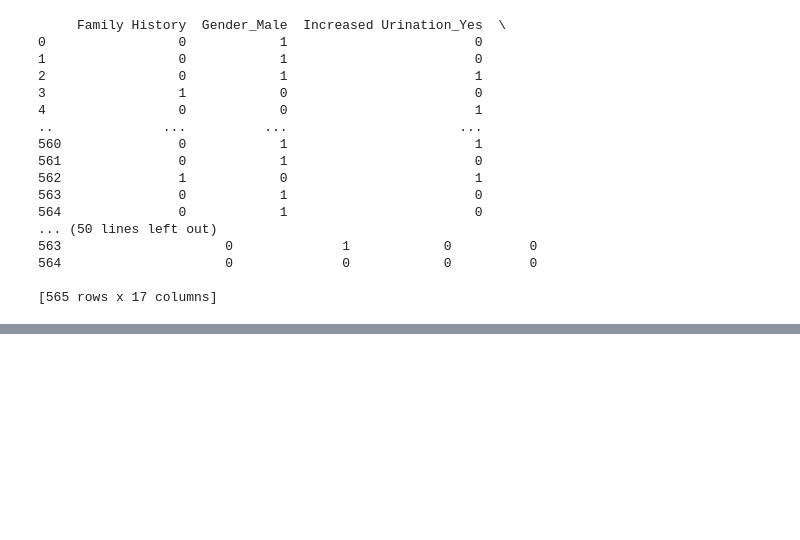
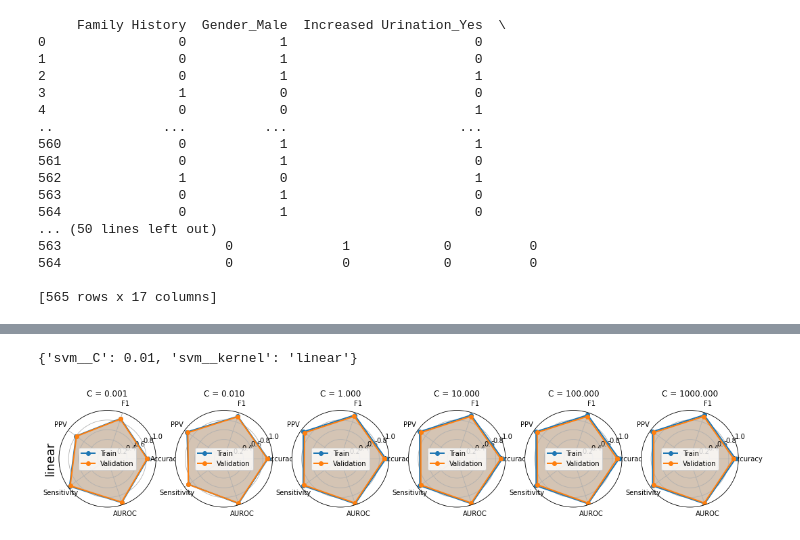
Before and after one commit to mlh-master/hw2_mlh-taima-leen, a Jupyter notebook: HW2_Solution.ipynb, the cells around one changed output, grey strips where cells are left out. Cells and saved outputs as stored; diff of their text form; code cells hidden in the pictures; blank space fills up the shorter version.

```diff
--- a/HW2_Solution.ipynb
+++ b/HW2_Solution.ipynb
@@ -218,0 +264,18 @@ print(hot_vector)
+# %%
+#Linear section 5-1
+
+from sklearn.model_selection import StratifiedKFold
+y_train = pd.get_dummies(data=y_train, drop_first=True)
+y_test = pd.get_dummies(data=y_test, drop_first=True)
+n_splits = 5
+skf = StratifiedKFold(n_splits=n_splits, random_state=10, shuffle=True)
+
+
+svc = SVC(probability=True)
+C = np.array([0.001, 0.01, 1, 10, 100, 1000])
+
+pipe = Pipeline(steps=[('scale', StandardScaler()), ('svm', svc)])
+svm_lin = GridSearchCV(estimator=pipe, param_grid={'svm__C': C, 'svm__kernel': ['linear']},cv=skf,
+                       scoring=['accuracy','f1','precision','recall','roc_auc'],
+                       refit='roc_auc', verbose=3, return_train_score=True)
+svm_lin.fit(X_train, y_train)
@@ -218,0 +327,10 @@ print(hot_vector)
+# %%
+best_svm_lin = svm_lin.best_estimator_
+print(svm_lin.best_params_)
+# %% [output]
+{'svm__C': 0.01, 'svm__kernel': 'linear'}
+# %%
+clf_type = ['linear']
+plot_radar(svm_lin,clf_type)
+# %% [output]
+[figure, added]
```
Also changed, not shown: parts of 17 cells of this notebook, 1 other file.
